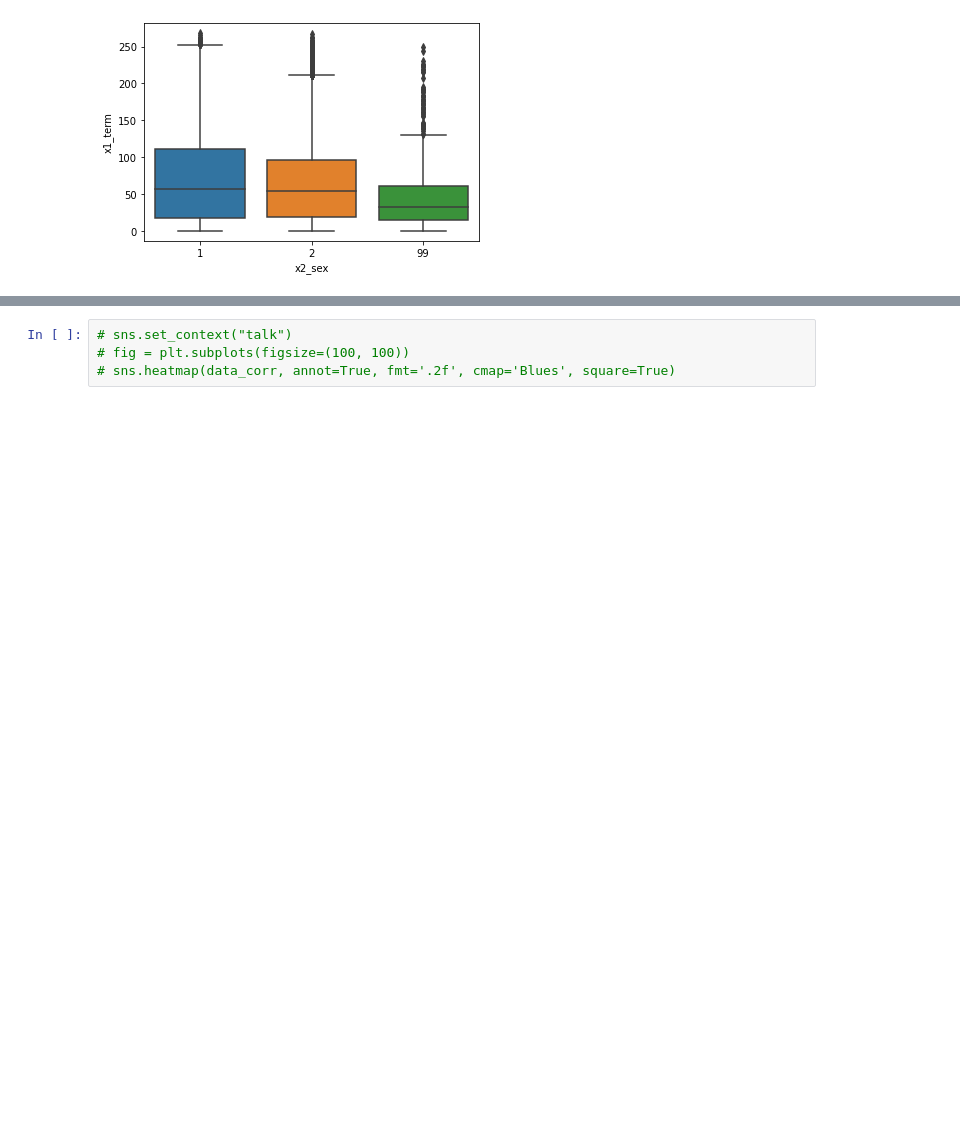
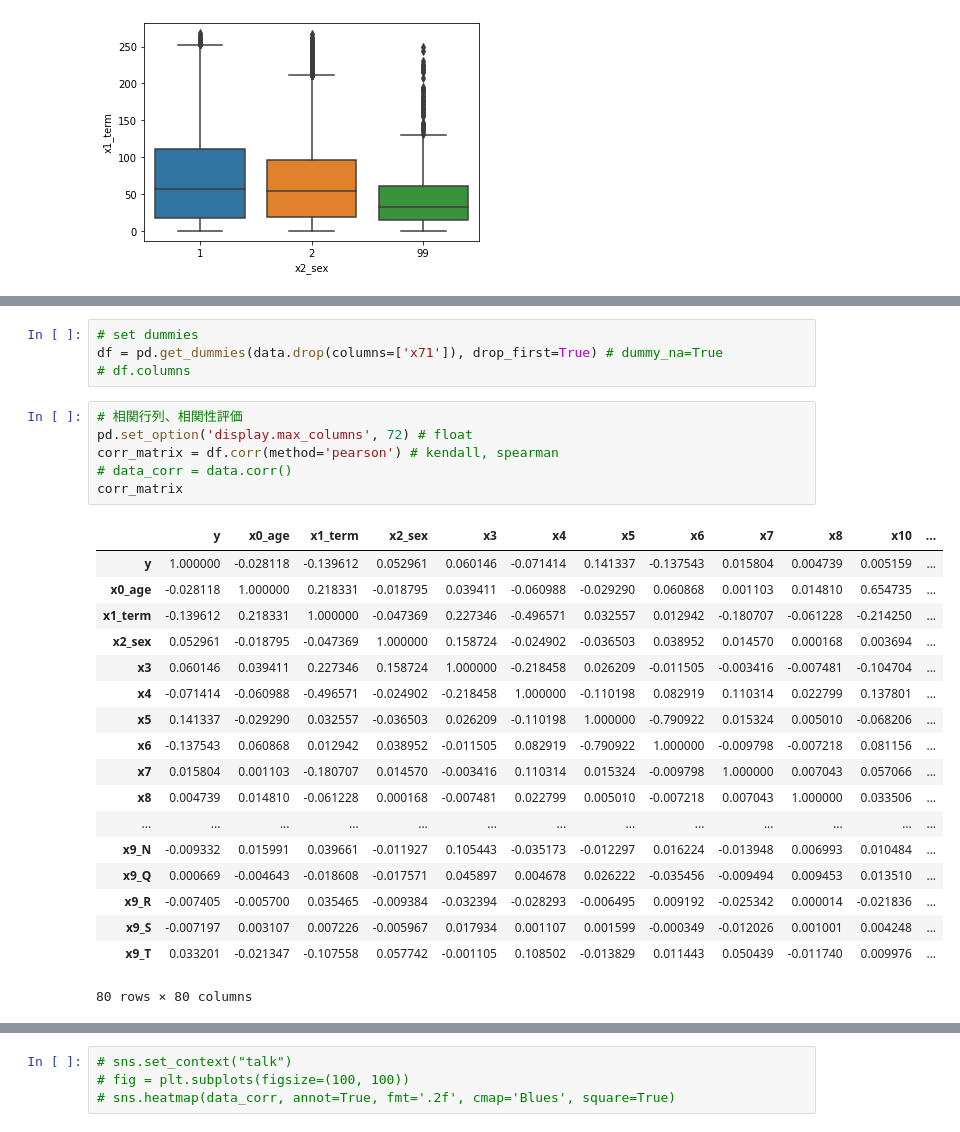
Before and after one commit to tk-tatsuro/data-science, a Jupyter notebook: bainary_classification/binary_classification.ipynb, the cells around one changed output, grey strips where cells are left out. Drawn from its saved outputs; the diff is of its cells as text; blank space fills up the shorter version.

```diff
--- a/bainary_classification/binary_classification.ipynb
+++ b/bainary_classification/binary_classification.ipynb
@@ -456 +454,30 @@ sns.regplot(x="x2_sex", y="x1_term", data=data)
+# %%
+# set dummies
+df = pd.get_dummies(data.drop(columns=['x71']), drop_first=True) # dummy_na=True
+# df.columns
+# %%
+# 相関行列、相関性評価
+pd.set_option('display.max_columns', 72) # float
+corr_matrix = df.corr(method='pearson') # kendall, spearman
+# data_corr = data.corr()
+corr_matrix
+# %% [output]
+|  | y | x0_age | x1_term | x2_sex | x3 | x4 | x5 | x6 | x7 | x8 | x10 | ... |
+| y | 1.000000 | -0.028118 | -0.139612 | 0.052961 | 0.060146 | -0.071414 | 0.141337 | -0.137543 | 0.015804 | 0.004739 | 0.005159 | ... |
+| x0_age | -0.028118 | 1.000000 | 0.218331 | -0.018795 | 0.039411 | -0.060988 | -0.029290 | 0.060868 | 0.001103 | 0.014810 | 0.654735 | ... |
+| x1_term | -0.139612 | 0.218331 | 1.000000 | -0.047369 | 0.227346 | -0.496571 | 0.032557 | 0.012942 | -0.180707 | -0.061228 | -0.214250 | ... |
+| x2_sex | 0.052961 | -0.018795 | -0.047369 | 1.000000 | 0.158724 | -0.024902 | -0.036503 | 0.038952 | 0.014570 | 0.000168 | 0.003694 | ... |
+| x3 | 0.060146 | 0.039411 | 0.227346 | 0.158724 | 1.000000 | -0.218458 | 0.026209 | -0.011505 | -0.003416 | -0.007481 | -0.104704 | ... |
+| x4 | -0.071414 | -0.060988 | -0.496571 | -0.024902 | -0.218458 | 1.000000 | -0.110198 | 0.082919 | 0.110314 | 0.022799 | 0.137801 | ... |
+| x5 | 0.141337 | -0.029290 | 0.032557 | -0.036503 | 0.026209 | -0.110198 | 1.000000 | -0.790922 | 0.015324 | 0.005010 | -0.068206 | ... |
+| x6 | -0.137543 | 0.060868 | 0.012942 | 0.038952 | -0.011505 | 0.082919 | -0.790922 | 1.000000 | -0.009798 | -0.007218 | 0.081156 | ... |
+| x7 | 0.015804 | 0.001103 | -0.180707 | 0.014570 | -0.003416 | 0.110314 | 0.015324 | -0.009798 | 1.000000 | 0.007043 | 0.057066 | ... |
+| x8 | 0.004739 | 0.014810 | -0.061228 | 0.000168 | -0.007481 | 0.022799 | 0.005010 | -0.007218 | 0.007043 | 1.000000 | 0.033506 | ... |
+| ... | ... | ... | ... | ... | ... | ... | ... | ... | ... | ... | ... | ... |
+| x9_N | -0.009332 | 0.015991 | 0.039661 | -0.011927 | 0.105443 | -0.035173 | -0.012297 | 0.016224 | -0.013948 | 0.006993 | 0.010484 | ... |
+| x9_Q | 0.000669 | -0.004643 | -0.018608 | -0.017571 | 0.045897 | 0.004678 | 0.026222 | -0.035456 | -0.009494 | 0.009453 | 0.013510 | ... |
+| x9_R | -0.007405 | -0.005700 | 0.035465 | -0.009384 | -0.032394 | -0.028293 | -0.006495 | 0.009192 | -0.025342 | 0.000014 | -0.021836 | ... |
+| x9_S | -0.007197 | 0.003107 | 0.007226 | -0.005967 | 0.017934 | 0.001107 | 0.001599 | -0.000349 | -0.012026 | 0.001001 | 0.004248 | ... |
+| x9_T | 0.033201 | -0.021347 | -0.107558 | 0.057742 | -0.001105 | 0.108502 | -0.013829 | 0.011443 | 0.050439 | -0.011740 | 0.009976 | ... |
+80 rows × 80 columns
 # %%
```
Also changed, not shown: parts of 13 cells of this notebook.
